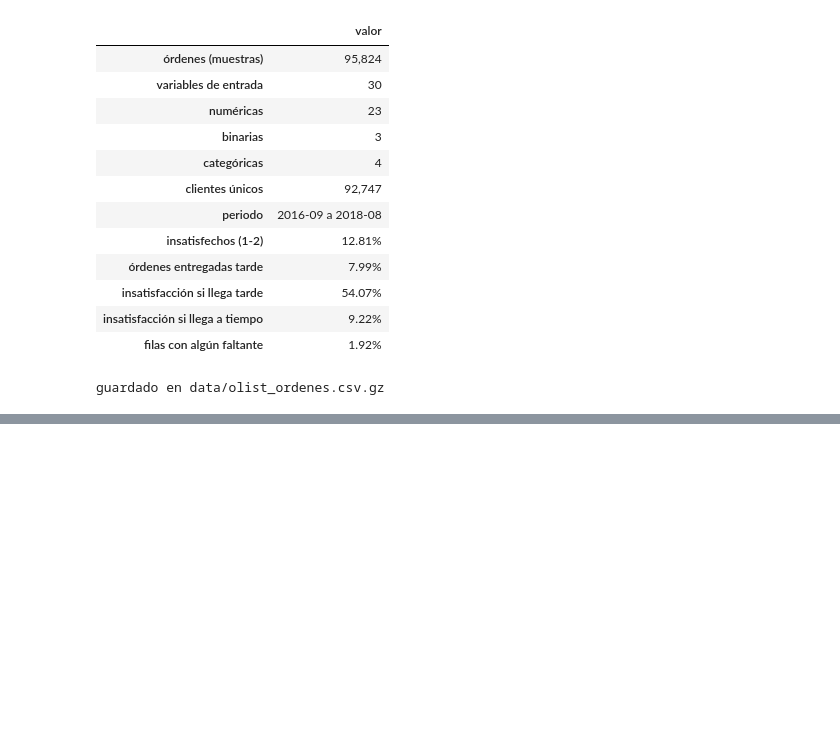
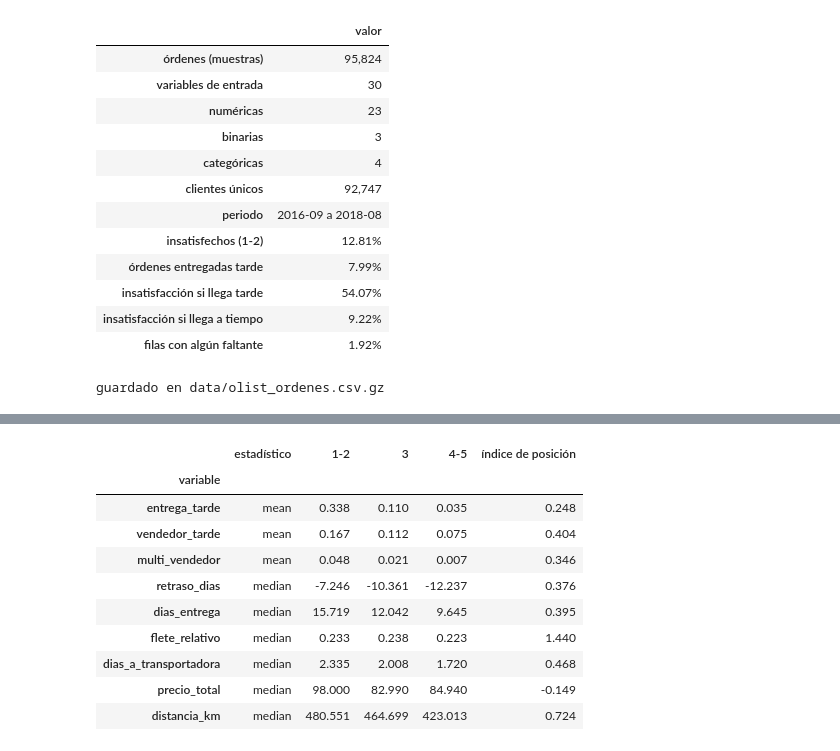
Before and after one commit to julianGuerra92/modelos-simulacion-2-olist-ml, a Jupyter notebook: 01_eda_olist.ipynb, the cells around one changed output, grey strips where cells are left out. Cells and saved outputs as stored; diff of their text form; code cells hidden in the pictures; blank space fills up the shorter version.

```diff
--- a/01_eda_olist.ipynb
+++ b/01_eda_olist.ipynb
@@ -812,0 +881,25 @@ guardado en data/olist_ordenes.csv.gz
+# %%
+# Índice de posición: 0 = igual que las órdenes 4-5, 1 = igual que las órdenes 1-2
+g_ins, g_3, g_sat = (datos[datos["review_score"].isin(s)] for s in ([1, 2], [3], [4, 5]))
+var_pos = {"entrega_tarde": "mean", "vendedor_tarde": "mean", "multi_vendedor": "mean",
+           "retraso_dias": "median", "dias_entrega": "median", "flete_relativo": "median",
+           "dias_a_transportadora": "median", "precio_total": "median", "distancia_km": "median"}
+filas = []
+for v, f in var_pos.items():
+    m_ins, m_3, m_sat = (getattr(g[v], f)() for g in (g_ins, g_3, g_sat))
+    filas.append({"variable": v, "estadístico": f, "1-2": m_ins, "3": m_3, "4-5": m_sat,
+                  "índice de posición": (m_3 - m_sat) / (m_ins - m_sat)})
+posicion = pd.DataFrame(filas).set_index("variable")
+posicion
+# %% [output]
+|  | estadístico | 1-2 | 3 | 4-5 | índice de posición |
+| variable |  |  |  |  |  |
+| entrega_tarde | mean | 0.338 | 0.110 | 0.035 | 0.248 |
+| vendedor_tarde | mean | 0.167 | 0.112 | 0.075 | 0.404 |
+| multi_vendedor | mean | 0.048 | 0.021 | 0.007 | 0.346 |
+| retraso_dias | median | -7.246 | -10.361 | -12.237 | 0.376 |
+| dias_entrega | median | 15.719 | 12.042 | 9.645 | 0.395 |
+| flete_relativo | median | 0.233 | 0.238 | 0.223 | 1.440 |
+| dias_a_transportadora | median | 2.335 | 2.008 | 1.720 | 0.468 |
+| precio_total | median | 98.000 | 82.990 | 84.940 | -0.149 |
+| distancia_km | median | 480.551 | 464.699 | 423.013 | 0.724 |
```
Also changed, not shown: parts of 16 cells of this notebook, 4 other files.
